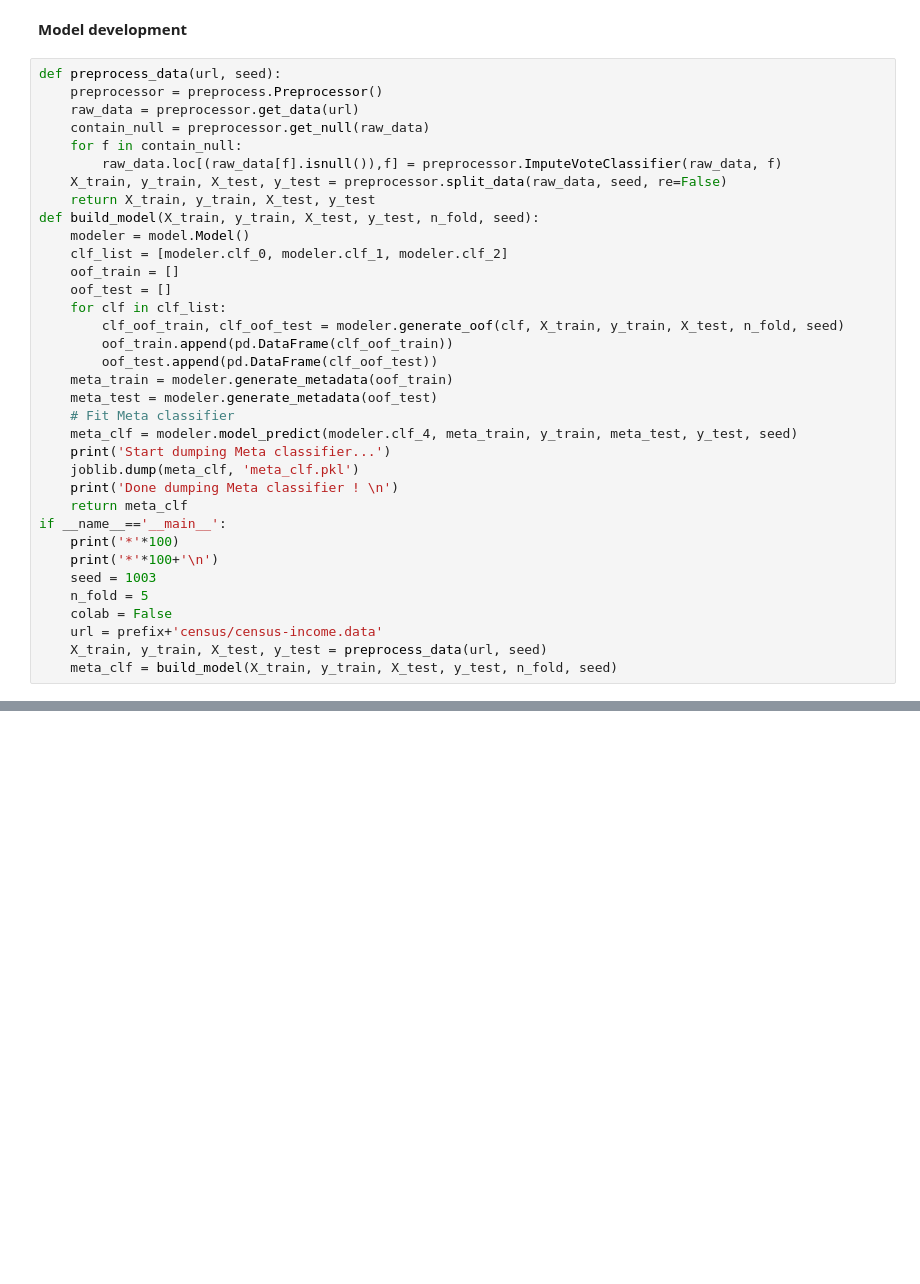
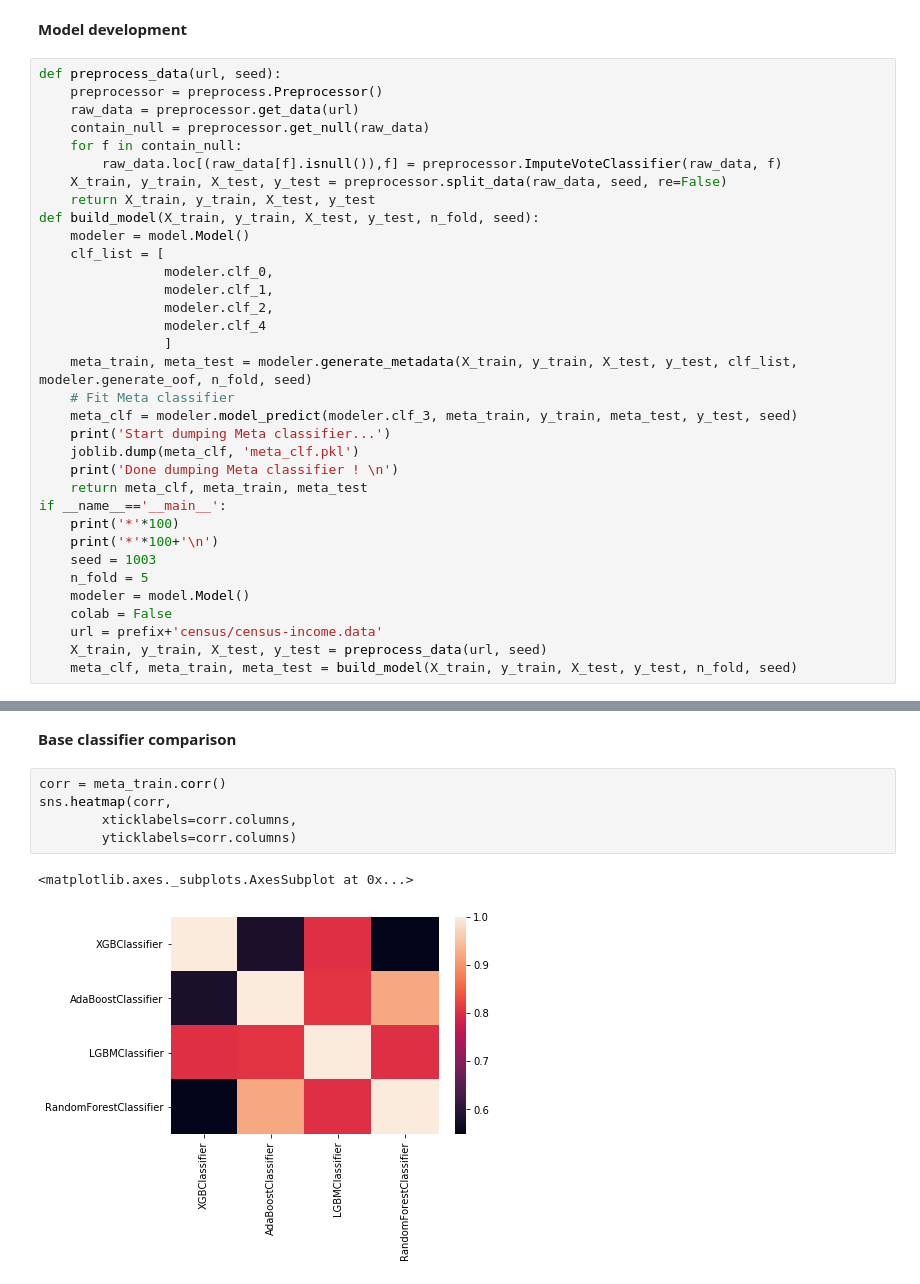
Before and after one commit to khanhbrandy/Income_prediction, a Jupyter notebook: findings.ipynb, the cells around one changed output, grey strips where cells are left out. Cells and saved outputs as stored; diff of their text form; blank space fills up the shorter version.

```diff
--- a/findings.ipynb
+++ b/findings.ipynb
@@ -187,30 +188,29 @@ def preprocess_data(url, seed):
     return X_train, y_train, X_test, y_test
 def build_model(X_train, y_train, X_test, y_test, n_fold, seed):
     modeler = model.Model()
-    clf_list = [modeler.clf_0, modeler.clf_1, modeler.clf_2]
-    oof_train = []
-    oof_test = []
-    for clf in clf_list:
-        clf_oof_train, clf_oof_test = modeler.generate_oof(clf, X_train, y_train, X_test, n_fold, seed)
-        oof_train.append(pd.DataFrame(clf_oof_train))
-        oof_test.append(pd.DataFrame(clf_oof_test))
-    meta_train = modeler.generate_metadata(oof_train)
-    meta_test = modeler.generate_metadata(oof_test)
+    clf_list = [
+                modeler.clf_0,
+                modeler.clf_1,
+                modeler.clf_2,
+                modeler.clf_4
+                ]
+    meta_train, meta_test = modeler.generate_metadata(X_train, y_train, X_test, y_test, clf_list, modeler.generate_oof, n_fold, seed)
     # Fit Meta classifier
-    meta_clf = modeler.model_predict(modeler.clf_4, meta_train, y_train, meta_test, y_test, seed)
+    meta_clf = modeler.model_predict(modeler.clf_3, meta_train, y_train, meta_test, y_test, seed)
     print('Start dumping Meta classifier...')
     joblib.dump(meta_clf, 'meta_clf.pkl')
     print('Done dumping Meta classifier ! \n')
-    return meta_clf
+    return meta_clf, meta_train, meta_test
 if __name__=='__main__':
     print('*'*100)
     print('*'*100+'\n')
     seed = 1003
     n_fold = 5
+    modeler = model.Model()
     colab = False
     url = prefix+'census/census-income.data'
     X_train, y_train, X_test, y_test = preprocess_data(url, seed)
-    meta_clf = build_model(X_train, y_train, X_test, y_test, n_fold, seed)
+    meta_clf, meta_train, meta_test = build_model(X_train, y_train, X_test, y_test, n_fold, seed)
 # %% [output]
 ****************************************************************************************************
 ****************************************************************************************************
@@ -264,0 +272,10 @@ Done dumping Meta classifier !
+# %% [markdown]
+**Base classifier comparison**
+# %%
+corr = meta_train.corr()
+sns.heatmap(corr,
+        xticklabels=corr.columns,
+        yticklabels=corr.columns)
+# %% [output]
+<matplotlib.axes._subplots.AxesSubplot at 0x...>
+[figure, added]
```
Also changed, not shown: parts of 3 cells of this notebook, 1 other file.
